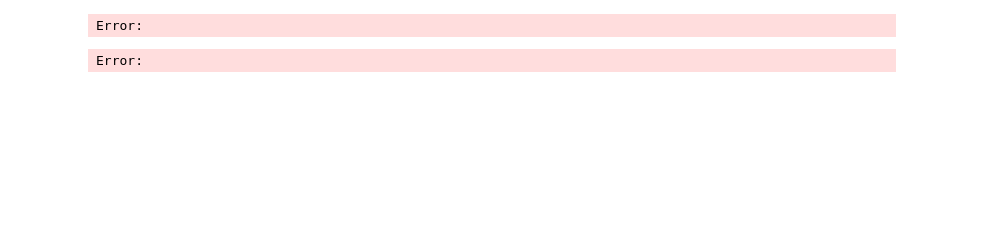
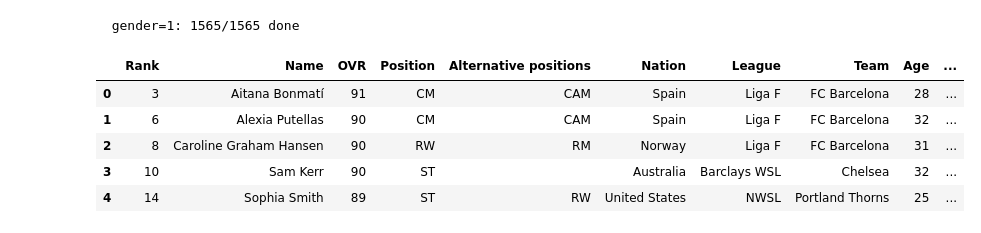
Before and after one commit to mundIAl-austral/mundIAl, a Jupyter notebook: backend/scripts/webscraping-fc-25-database-and-stats.ipynb, the cells around one changed output. Drawn from its saved outputs; the diff is of its cells as text; code cells hidden in the pictures; blank space fills up the shorter version.

```diff
--- a/backend/scripts/webscraping-fc-25-database-and-stats.ipynb
+++ b/backend/scripts/webscraping-fc-25-database-and-stats.ipynb
@@ -235,27 +140,29 @@ Error:
+# %%
+# Women's football (~1.5k players, ~16 requests)
+female_players = fetch_players(gender=1)
+female_players.head()
+# %% [output]
+  gender=1: 1565/1565 done
+|  | Rank | Name | OVR | Position | Alternative positions | Nation | League | Team | Age | ... |
+| 0 | 3 | Aitana Bonmatí | 91 | CM | CAM | Spain | Liga F | FC Barcelona | 28 | ... |
+| 1 | 6 | Alexia Putellas | 90 | CM | CAM | Spain | Liga F | FC Barcelona | 32 | ... |
+| 2 | 8 | Caroline Graham Hansen | 90 | RW | RM | Norway | Liga F | FC Barcelona | 31 | ... |
+| 3 | 10 | Sam Kerr | 90 | ST |  | Australia | Barclays WSL | Chelsea | 32 | ... |
+| 4 | 14 | Sophia Smith | 89 | ST | RW | United States | NWSL | Portland Thorns | 25 | ... |
 # %%
+# Stats already arrive as integers, but coerce defensively (nullable Int64
+# tolerates the rare missing value, e.g. GK stats on outfield players).
 integer_columns = ['OVR', 'PAC', 'SHO', 'PAS', 'DRI', 'DEF', 'PHY',
        'Acceleration', 'Sprint Speed', 'Positioning', 'Finishing',
        'Shot Power', 'Long Shots', 'Volleys', 'Penalties', 'Vision', 'Crossing',
-        'Free Kick Accuracy', 'Short Passing', 'Long Passing',
+       'Free Kick Accuracy', 'Short Passing', 'Long Passing',
        'Curve', 'Dribbling', 'Agility', 'Balance', 'Reactions', 'Ball Control',
        'Composure', 'Interceptions', 'Heading Accuracy', 'Def Awareness',
        'Standing Tackle', 'Sliding Tackle', 'Jumping', 'Stamina', 'Strength',
        'Aggression', 'GK Diving', 'GK Handling', 'GK Kicking',
        'GK Positioning', 'GK Reflexes']
+
+for df in (male_players, female_players):
+    for col in integer_columns:
+        df[col] = pd.to_numeric(df[col], errors='coerce').astype('Int64')
-# %% [output]
-Error:
-# %%
-print(male_players.columns.tolist())
-
-for file in [female_players, male_players]:
-    for col in integer_columns:
-        if file[col].dtype == 'int64':
-            continue
-        elif file[col].dtype =='float64':
-            continue
-        else:
-            file.loc[:, col] = file[col].apply(lambda x: re.sub('[A-Za-z]','',x))
-            file[col] = file[col].astype('int')
-# %% [output]
-Error:
 # %%
```
Also changed, not shown: parts of 11 cells of this notebook, 5 other files.
